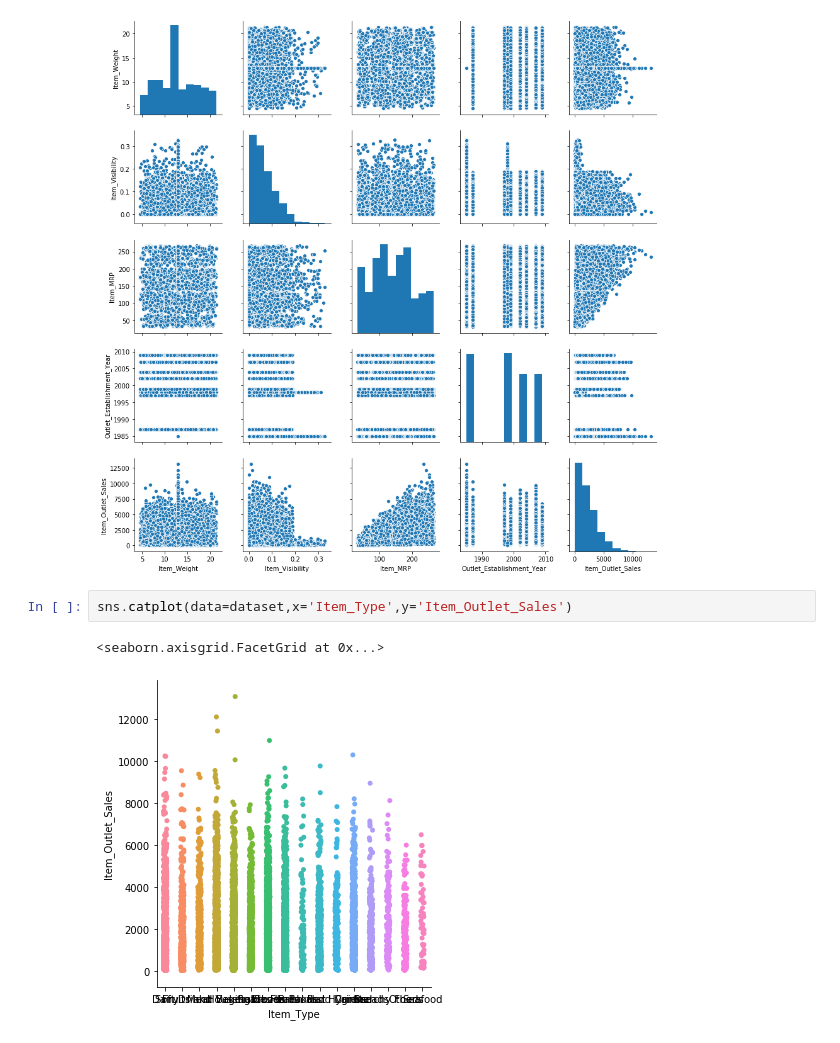
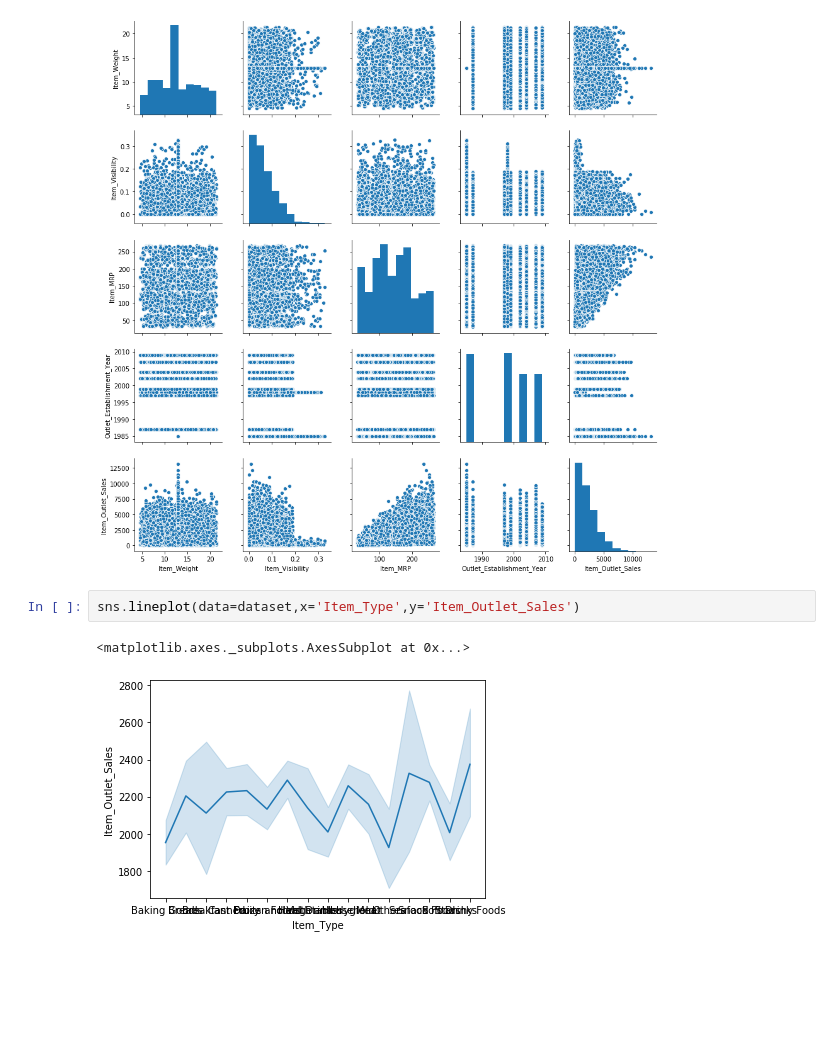
Before and after one commit to siddharthjain1611/Big_Mart_Sales_Prediction, a Jupyter notebook: Data Analysis.ipynb, the cells around one changed output. Cells and saved outputs as stored; diff of their text form; blank space fills up the shorter version.

Commit message:
data analysis

```diff
--- a/Data Analysis.ipynb
+++ b/Data Analysis.ipynb
@@ -25,8 +25,8 @@ sns.pairplot(data=dataset)
 <seaborn.axisgrid.PairGrid at 0x...>
 [figure]
 # %%
-sns.catplot(data=dataset,x='Item_Type',y='Item_Outlet_Sales')
+sns.lineplot(data=dataset,x='Item_Type',y='Item_Outlet_Sales')
 # %% [output]
-<seaborn.axisgrid.FacetGrid at 0x...>
+<matplotlib.axes._subplots.AxesSubplot at 0x...>
-[figure, old version]
+[figure, new version]
 # %%
```
Also changed, not shown: parts of 6 cells of this notebook.
